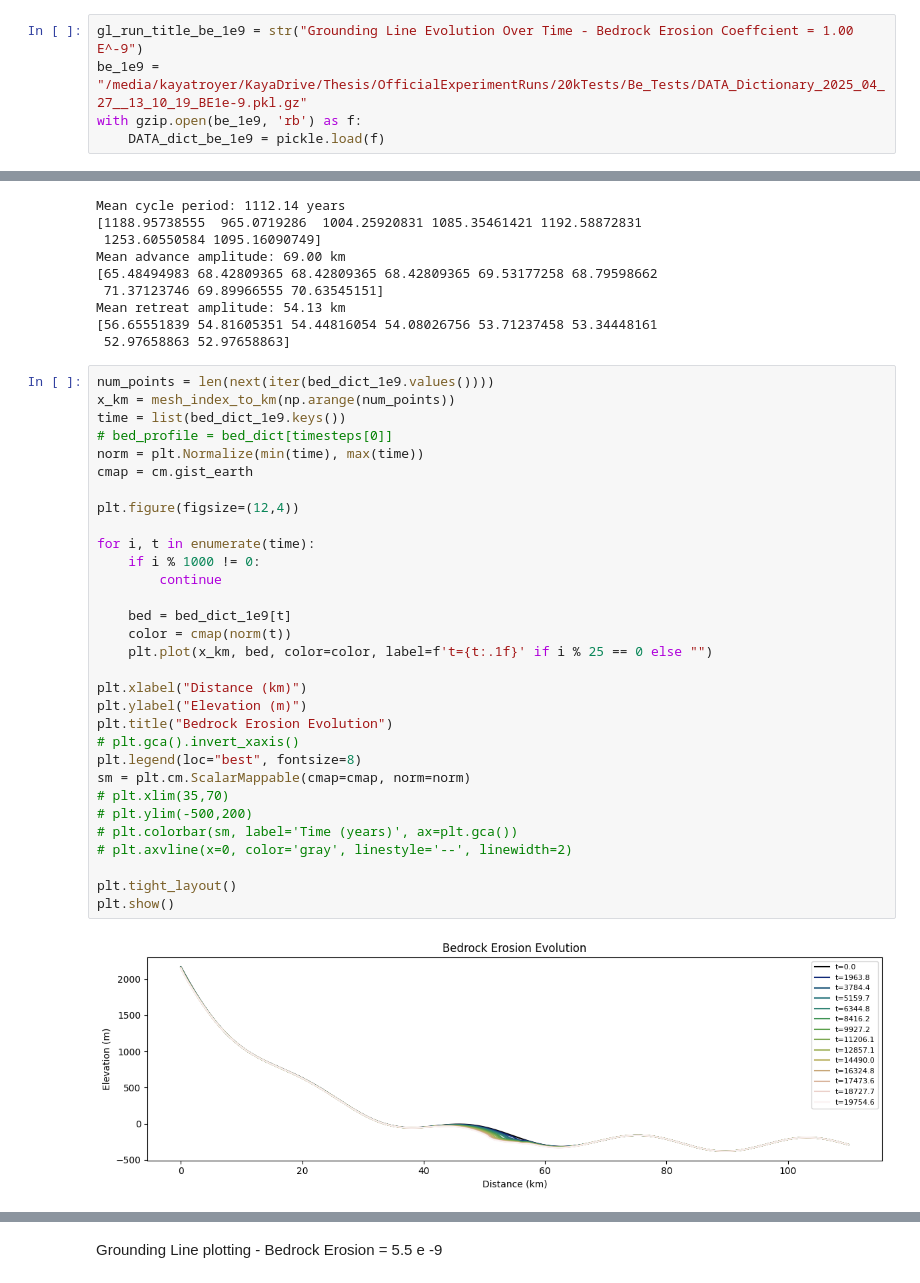
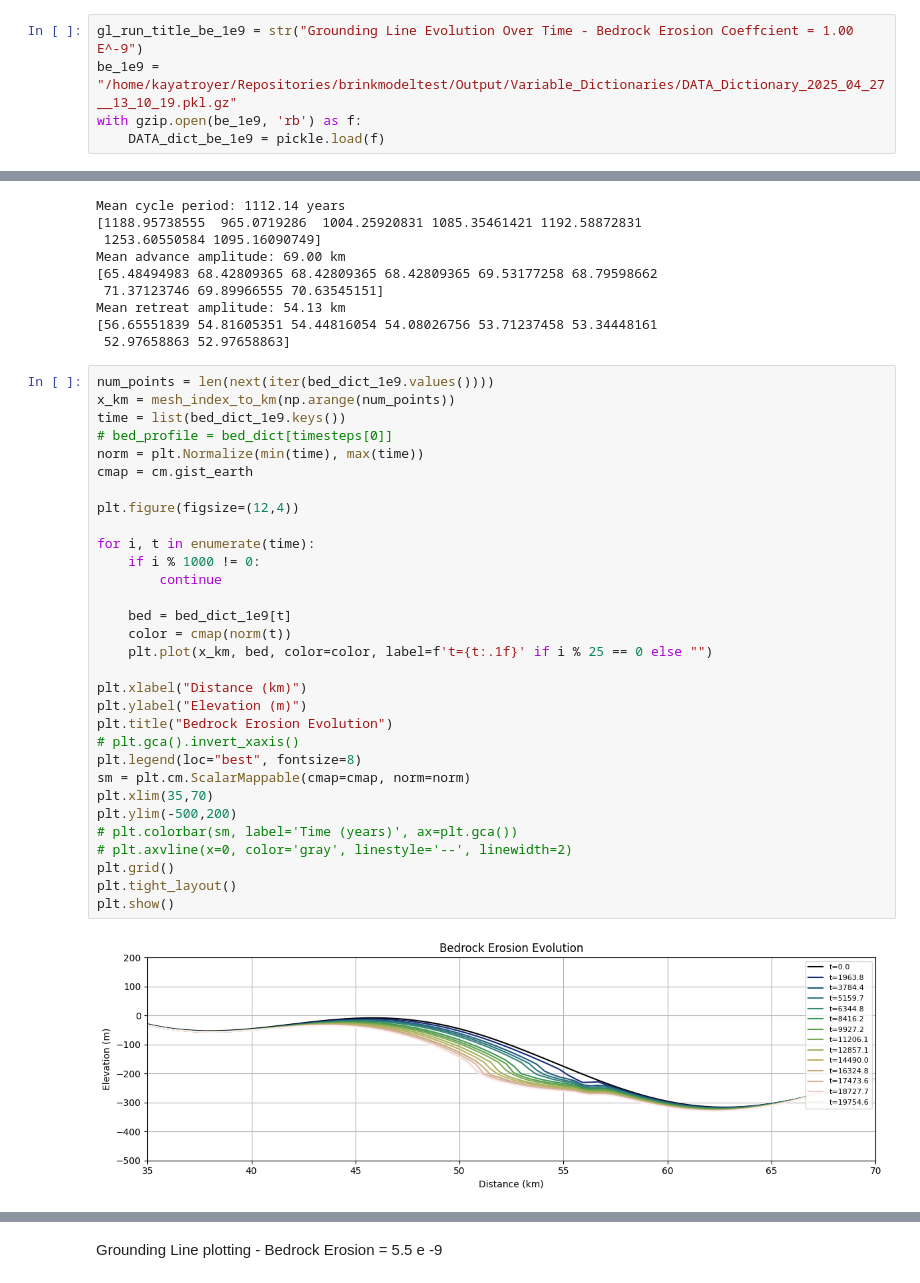
Before and after one commit to ktlix2ski/brinkmodeltest, a Jupyter notebook: Analysis/BedrockErosion_Tests.ipynb, the cells around one changed output, grey strips where cells are left out. Drawn from its saved outputs; the diff is of its cells as text.

```diff
--- a/Analysis/BedrockErosion_Tests.ipynb
+++ b/Analysis/BedrockErosion_Tests.ipynb
@@ -18,7 +18,7 @@ def km_to_mesh_index(x):
 Grounding Line plotting - Bedrock Erosion = 1.0 e -9
 # %%
 gl_run_title_be_1e9 = str("Grounding Line Evolution Over Time - Bedrock Erosion Coeffcient = 1.00 E^-9")
-be_1e9 = "/media/kayatroyer/KayaDrive/Thesis/OfficialExperimentRuns/20kTests/Be_Tests/DATA_Dictionary_2025_04_27__13_10_19_BE1e-9.pkl.gz"
+be_1e9 = "/home/kayatroyer/Repositories/brinkmodeltest/Output/Variable_Dictionaries/DATA_Dictionary_2025_04_27__13_10_19.pkl.gz"
 with gzip.open(be_1e9, 'rb') as f:
     DATA_dict_be_1e9 = pickle.load(f)
 # %%
@@ -110,33 +110,33 @@ Mean retreat amplitude: 54.13 km
 # %%
 num_points = len(next(iter(bed_dict_1e9.values())))
 x_km = mesh_index_to_km(np.arange(num_points))
 time = list(bed_dict_1e9.keys())
 # bed_profile = bed_dict[timesteps[0]]
 norm = plt.Normalize(min(time), max(time))
 cmap = cm.gist_earth
 
 plt.figure(figsize=(12,4))
 
 for i, t in enumerate(time):
     if i % 1000 != 0:
         continue
 
     bed = bed_dict_1e9[t]
     color = cmap(norm(t))
     plt.plot(x_km, bed, color=color, label=f't={t:.1f}' if i % 25 == 0 else "")
 
 plt.xlabel("Distance (km)")
 plt.ylabel("Elevation (m)")
 plt.title("Bedrock Erosion Evolution")
 # plt.gca().invert_xaxis()
 plt.legend(loc="best", fontsize=8)
 sm = plt.cm.ScalarMappable(cmap=cmap, norm=norm)
-# plt.xlim(35,70)
-# plt.ylim(-500,200)
+plt.xlim(35,70)
+plt.ylim(-500,200)
 # plt.colorbar(sm, label='Time (years)', ax=plt.gca())
 # plt.axvline(x=0, color='gray', linestyle='--', linewidth=2)
-
+plt.grid()
 plt.tight_layout()
 plt.show()
 # %% [output]
-[figure, old version]
+[figure, new version]
```
Also changed, not shown: parts of 22 cells of this notebook, 8 other files.
